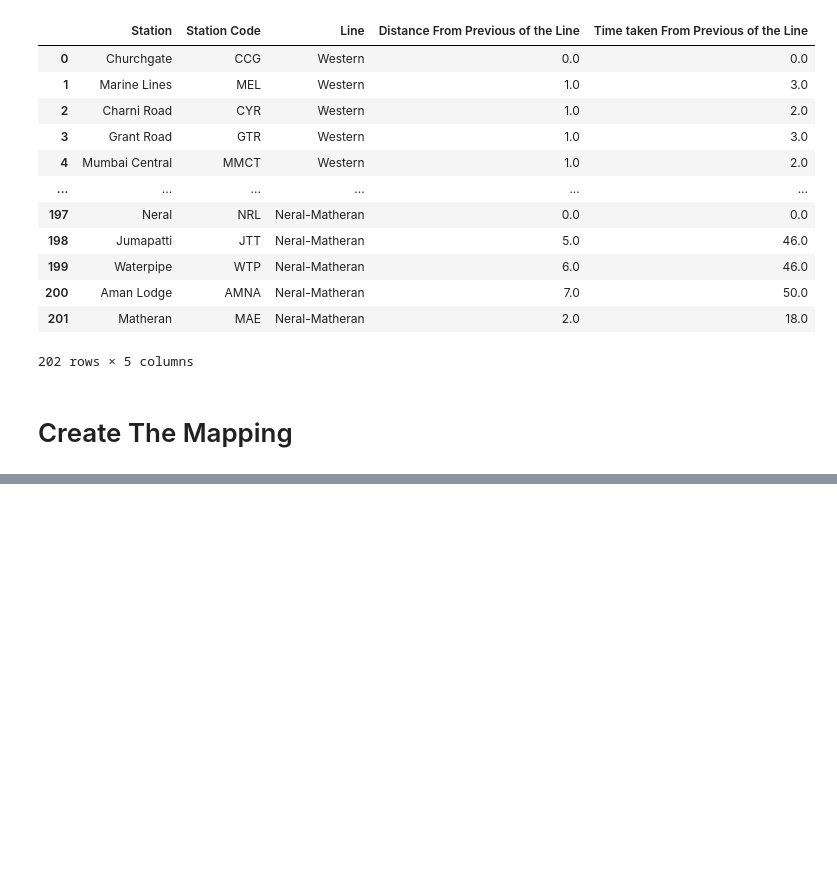
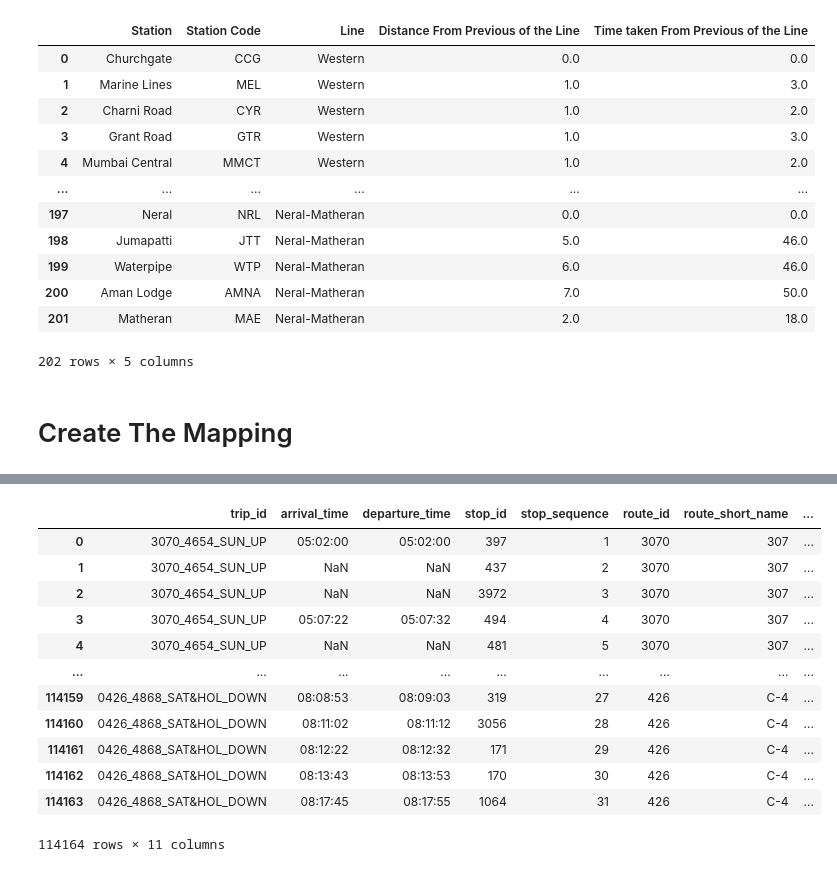
Before and after one commit to nisarg-m-shah/Mumbai-Railway-GPS, a Jupyter notebook: Shortest_Route_Finder_Project.ipynb, the cells around one changed output, grey strips where cells are left out. Saved outputs shown, nothing was run; the diff lists cells and outputs as text; code cells hidden in the pictures; blank space fills up the shorter version.

```diff
--- a/Shortest_Route_Finder_Project.ipynb
+++ b/Shortest_Route_Finder_Project.ipynb
@@ -818,0 +468,21 @@ IndexError: list index out of range
+# %%
+r = pd.read_csv('routes.txt')
+t = pd.read_csv('trips.txt')
+st = pd.read_csv('stop_times.txt')
+s = pd.read_csv('stops.txt')
+
+r = r[["route_id","route_short_name","route_long_name"]]
+r.to_csv("routes.csv",index=False)
+
+t = t[["route_id","trip_id"]]
+t.to_csv("trips.csv",index=False)
+
+st.to_csv("stop_times.csv",index=False)
+
+s = s[["stop_id","stop_name","stop_lat","stop_lon"]]
+s.to_csv("stops.csv",index=False)
+
+display(r)
+display(t)
+display(st)
+display(s)
@@ -818,0 +542,20 @@ IndexError: list index out of range
+# %%
+# Join them into one Master Dataframe
+df = st.merge(t, on='trip_id').merge(r, on='route_id').merge(s, on='stop_id')
+df = df[["route_short_name","stop_name","stop_lat","stop_lon"]]
+df.to_csv("Bus Dataset 3.csv",index=False)
+display(df)
+# %% [output]
+|  | trip_id | arrival_time | departure_time | stop_id | stop_sequence | route_id | route_short_name | ... |
+| 0 | 3070_4654_SUN_UP | 05:02:00 | 05:02:00 | 397 | 1 | 3070 | 307 | ... |
+| 1 | 3070_4654_SUN_UP | NaN | NaN | 437 | 2 | 3070 | 307 | ... |
+| 2 | 3070_4654_SUN_UP | NaN | NaN | 3972 | 3 | 3070 | 307 | ... |
+| 3 | 3070_4654_SUN_UP | 05:07:22 | 05:07:32 | 494 | 4 | 3070 | 307 | ... |
+| 4 | 3070_4654_SUN_UP | NaN | NaN | 481 | 5 | 3070 | 307 | ... |
+| ... | ... | ... | ... | ... | ... | ... | ... | ... |
+| 114159 | 0426_4868_SAT&HOL_DOWN | 08:08:53 | 08:09:03 | 319 | 27 | 426 | C-4 | ... |
+| 114160 | 0426_4868_SAT&HOL_DOWN | 08:11:02 | 08:11:12 | 3056 | 28 | 426 | C-4 | ... |
+| 114161 | 0426_4868_SAT&HOL_DOWN | 08:12:22 | 08:12:32 | 171 | 29 | 426 | C-4 | ... |
+| 114162 | 0426_4868_SAT&HOL_DOWN | 08:13:43 | 08:13:53 | 170 | 30 | 426 | C-4 | ... |
+| 114163 | 0426_4868_SAT&HOL_DOWN | 08:17:45 | 08:17:55 | 1064 | 31 | 426 | C-4 | ... |
+114164 rows × 11 columns
```
Also changed, not shown: parts of 9 cells of this notebook, 14 other files.
